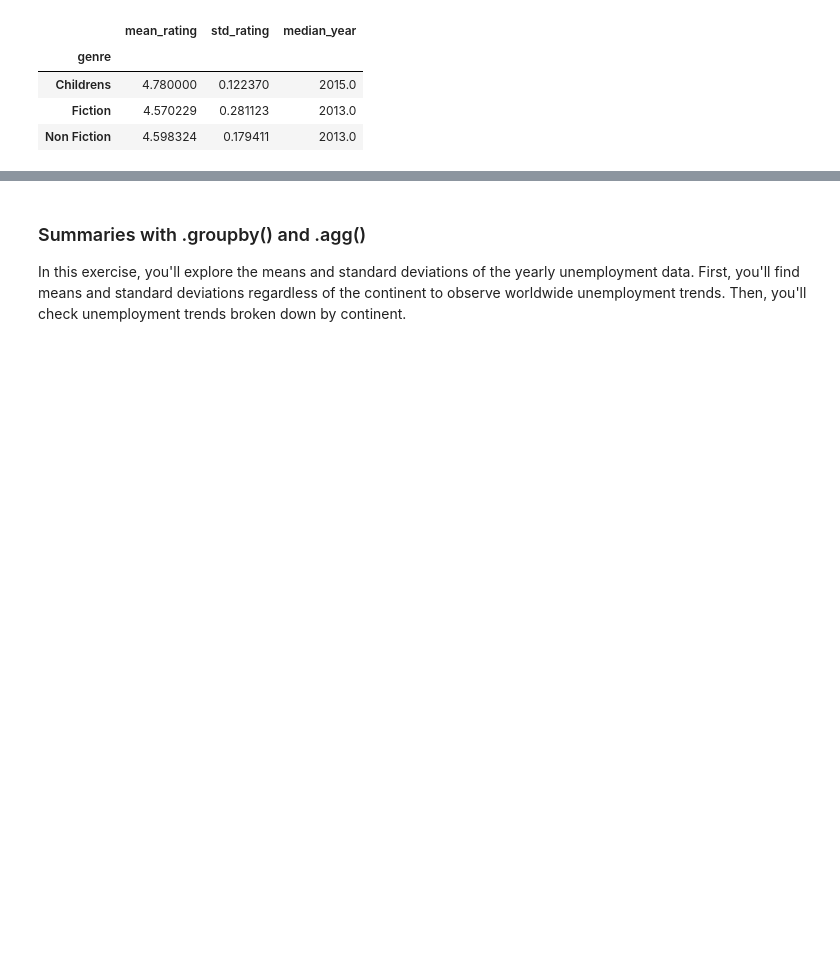
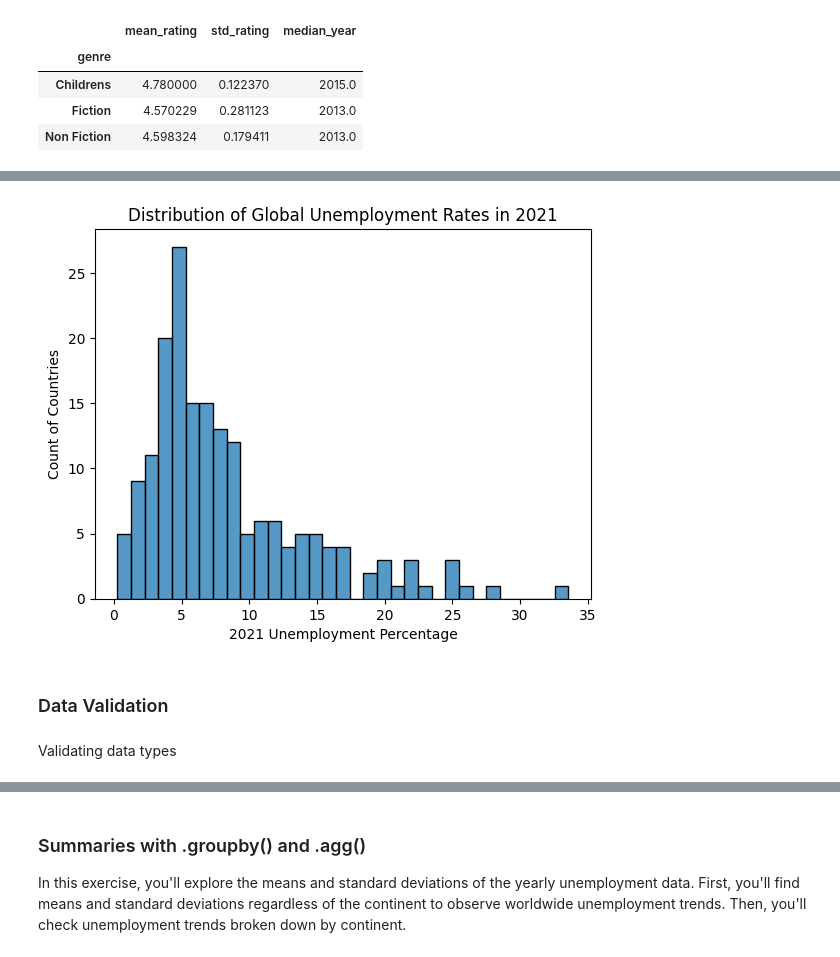
Before and after one commit to jhlopesalves/data-science-notebooks, a Jupyter notebook: Python/Exploratory Data Analysis/exploratory_data_analysis.ipynb, the cells around one changed output, grey strips where cells are left out. Saved outputs shown, nothing was run; the diff lists cells and outputs as text; code cells hidden in the pictures; blank space fills up the shorter version.

```diff
--- a/Python/Exploratory Data Analysis/exploratory_data_analysis.ipynb
+++ b/Python/Exploratory Data Analysis/exploratory_data_analysis.ipynb
@@ -83,0 +232,14 @@ books.groupby("genre").agg(
+# %%
+# Create a histogram of the distribution of 2021 unemployment percentages across all countries in unemployment; show a full percentage point in each bin.
+fig, ax = plt.subplots()
+sns.histplot(data=unemployment, x="2021", binwidth=1)
+ax.set_title("Distribution of Global Unemployment Rates in 2021")
+ax.set_xlabel("2021 Unemployment Percentage")
+ax.set_ylabel("Count of Countries")
+plt.show()
+# %% [output]
+[figure, added]
+# %% [markdown]
+### Data Validation
+# %% [markdown]
+Validating data types
```
Also changed, not shown: parts of 74 cells of this notebook.
